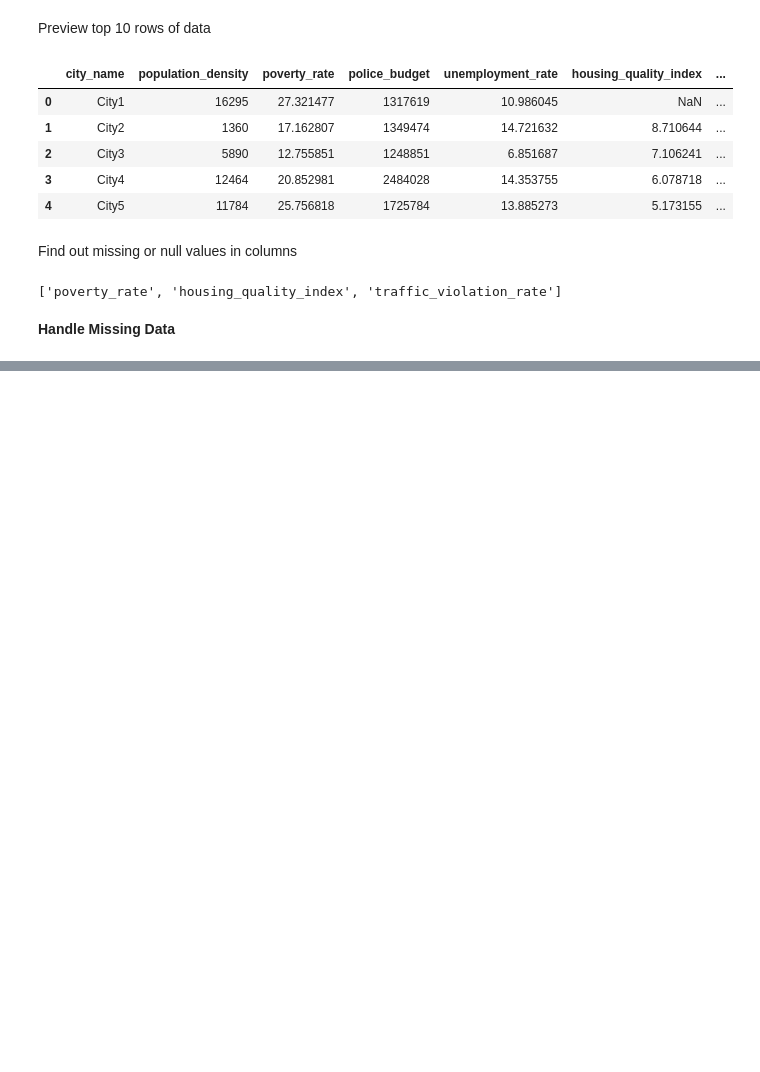
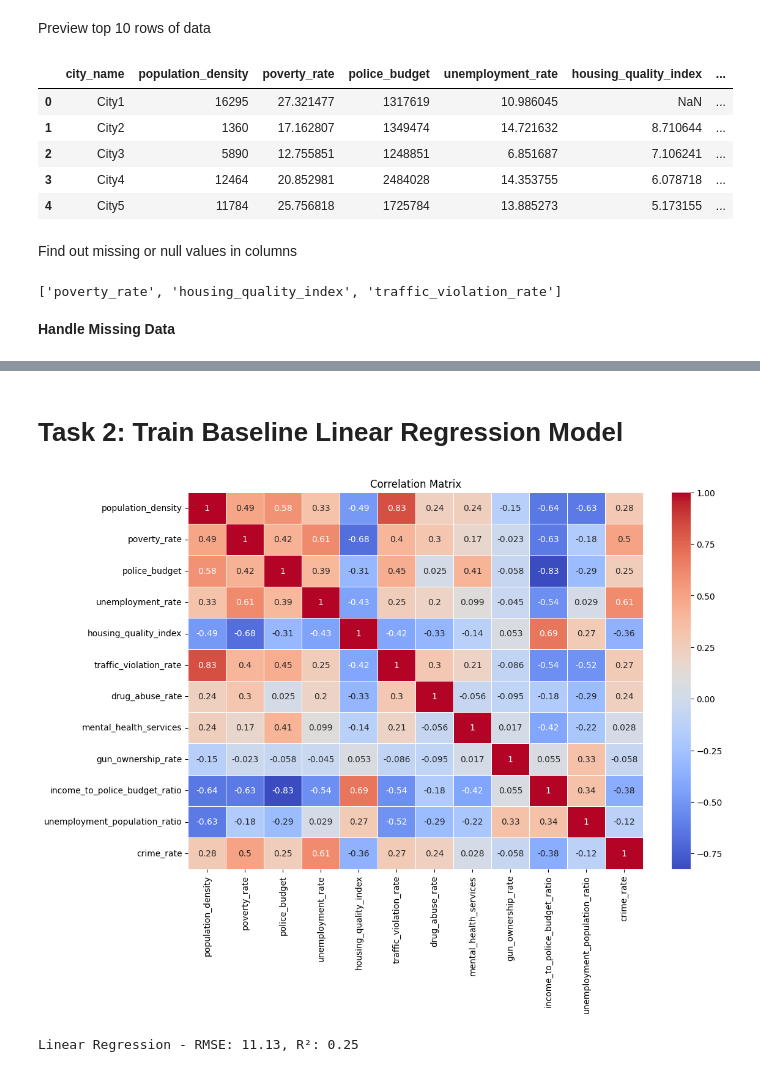
Before and after one commit to aravind2060/100-days-of-machine-learning, a Jupyter notebook: crime_rate_prediction.ipynb, the cells around one changed output, grey strips where cells are left out. Saved outputs shown, nothing was run; the diff lists cells and outputs as text; code cells hidden in the pictures; blank space fills up the shorter version.

Commit message:
Added 5 tasks

```diff
--- a/crime_rate_prediction.ipynb
+++ b/crime_rate_prediction.ipynb
@@ -124,3 +142,21 @@ print(missing_columns)
 ['poverty_rate', 'housing_quality_index', 'traffic_violation_rate']
 # %% [markdown]
 **Handle Missing Data**
+# %%
+from sklearn.impute import SimpleImputer
+
+# Handle missing values using median imputation
+imputer = SimpleImputer(strategy='median')
+crime_data[missing_columns] = imputer.fit_transform(crime_data[missing_columns])
+
+# Convert percentage columns to numeric values (already in numeric form in synthetic data)
+crime_data['poverty_rate'] = crime_data['poverty_rate'].astype(float)
+crime_data['unemployment_rate'] = crime_data['unemployment_rate'].astype(float)
+crime_data['drug_abuse_rate'] = crime_data['drug_abuse_rate'].astype(float)
+crime_data['gun_ownership_rate'] = crime_data['gun_ownership_rate'].astype(float)
+
+# Feature Engineering
+crime_data['income_to_police_budget_ratio'] = (100 - crime_data['poverty_rate']) * crime_data['housing_quality_index'] / crime_data['police_budget']
+crime_data['unemployment_population_ratio'] = crime_data['unemployment_rate'] / crime_data['population_density']
+
+crime_data.head()
@@ -126,0 +170,43 @@ print(missing_columns)
+# %% [markdown]
+# Task 2: Train Baseline Linear Regression Model
+# %%
+# Correlation matrix heatmap
+features = ['population_density', 'poverty_rate', 'police_budget', 'unemployment_rate',
+            'housing_quality_index', 'traffic_violation_rate', 'drug_abuse_rate',
+            'mental_health_services', 'gun_ownership_rate',
+            'income_to_police_budget_ratio', 'unemployment_population_ratio']
+
+plt.figure(figsize=(12, 8))
+correlation_matrix = crime_data[features + ['crime_rate']].corr()
+sns.heatmap(correlation_matrix, annot=True, cmap='coolwarm', linewidths=0.5)
+plt.title('Correlation Matrix')
+plt.show()
+# %% [output]
+[figure, added]
+# %%
+from sklearn.model_selection import train_test_split
+from sklearn.linear_model import LinearRegression
+from sklearn.metrics import root_mean_squared_error, r2_score, mean_absolute_error
+
+
+# Split data into training and testing sets
+features = ['population_density', 'poverty_rate', 'police_budget', 'unemployment_rate',
+            'housing_quality_index', 'traffic_violation_rate', 'drug_abuse_rate',
+            'mental_health_services', 'gun_ownership_rate',
+            'income_to_police_budget_ratio', 'unemployment_population_ratio']
+X = crime_data[features]
+y = crime_data['crime_rate']
+
+X_train, X_test, y_train, y_test = train_test_split(X, y, test_size=0.2, random_state=42)
+
+# Train a Linear Regression model
+lr_model = LinearRegression()
+lr_model.fit(X_train, y_train)
+y_pred = lr_model.predict(X_test)
+
+# Evaluate the model
+rmse = root_mean_squared_error(y_test, y_pred)
+r2 = r2_score(y_test, y_pred)
+print(f"Linear Regression - RMSE: {rmse:.2f}, R²: {r2:.2f}")
+# %% [output]
+Linear Regression - RMSE: 11.13, R²: 0.25
```
Also changed, not shown: parts of 11 cells of this notebook.
